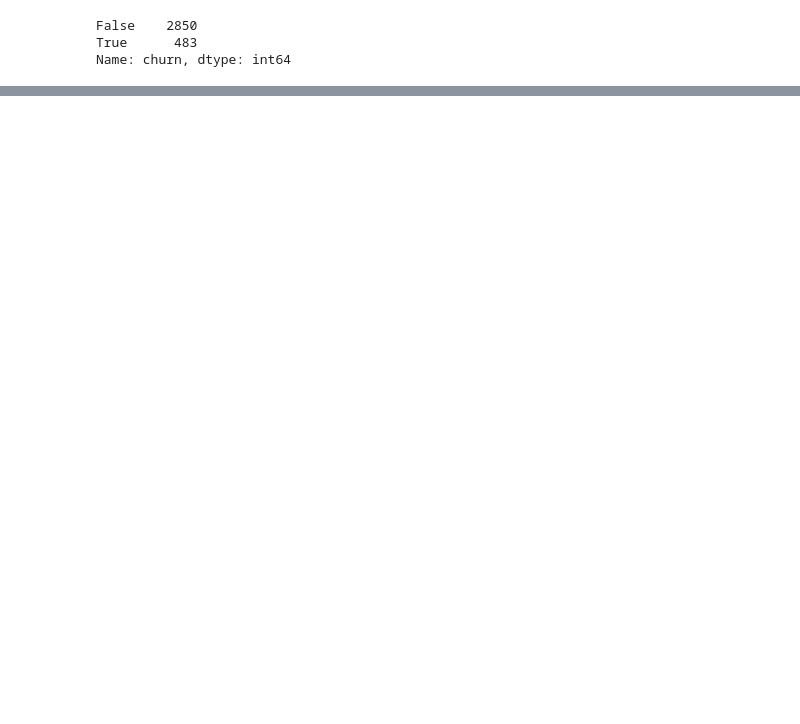
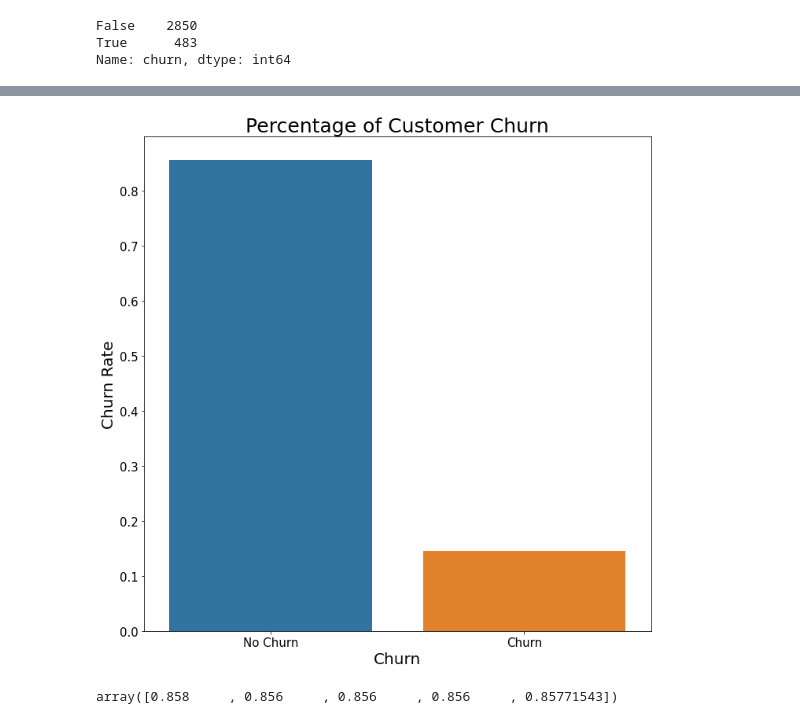
Before and after one commit to anguyen61191/SyriaTel-Customer-Churn, a Jupyter notebook: AndyNotebook.ipynb, the cells around one changed output, grey strips where cells are left out. Cells and saved outputs as stored; diff of their text form; code cells hidden in the pictures; blank space fills up the shorter version.

```diff
--- a/AndyNotebook.ipynb
+++ b/AndyNotebook.ipynb
@@ -109,0 +319,20 @@ Getting rid of account length
+# %%
+# Visualizing churn percentage
+
+fig, ax = plt.subplots(figsize = (10,10))
+
+sns.barplot(x = [0,1], y= df.churn.value_counts()/len(df.churn), data = df, ax = ax)
+
+plt.title('Percentage of Customer Churn', fontsize = 25)
+
+ax.tick_params(axis = 'both', labelsize = 15)
+
+plt.xlabel('Churn', fontsize = 20)
+
+plt.ylabel('Churn Rate', fontsize = 20)
+
+ax.set_xticklabels(['No Churn', 'Churn'])
+
+plt.tight_layout()
+# %% [output]
+[figure, added]
@@ -109,0 +352,10 @@ Getting rid of account length
+# %%
+# Running a dummy model
+dummy_model = DummyClassifier(strategy = "most_frequent")
+
+dummy_model.fit(X_train, y_train)
+
+cv_results = cross_val_score(dummy_model, X_train, y_train, cv = 5)
+cv_results
+# %% [output]
+array([0.858     , 0.856     , 0.856     , 0.856     , 0.85771543])
```
Also changed, not shown: parts of 55 cells of this notebook.
